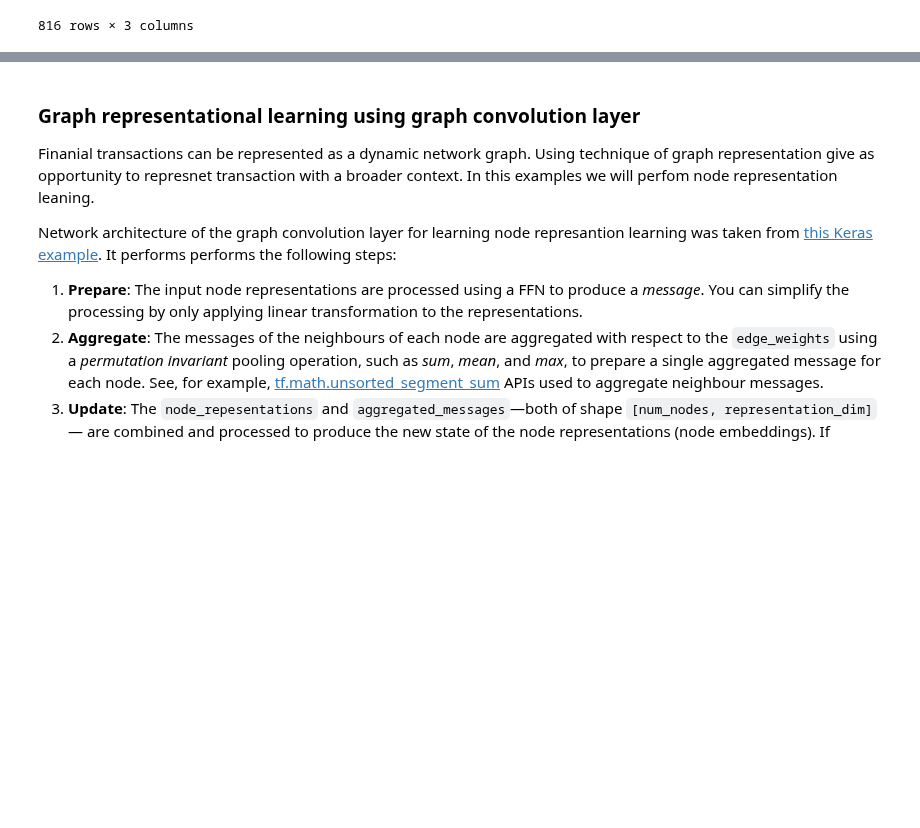
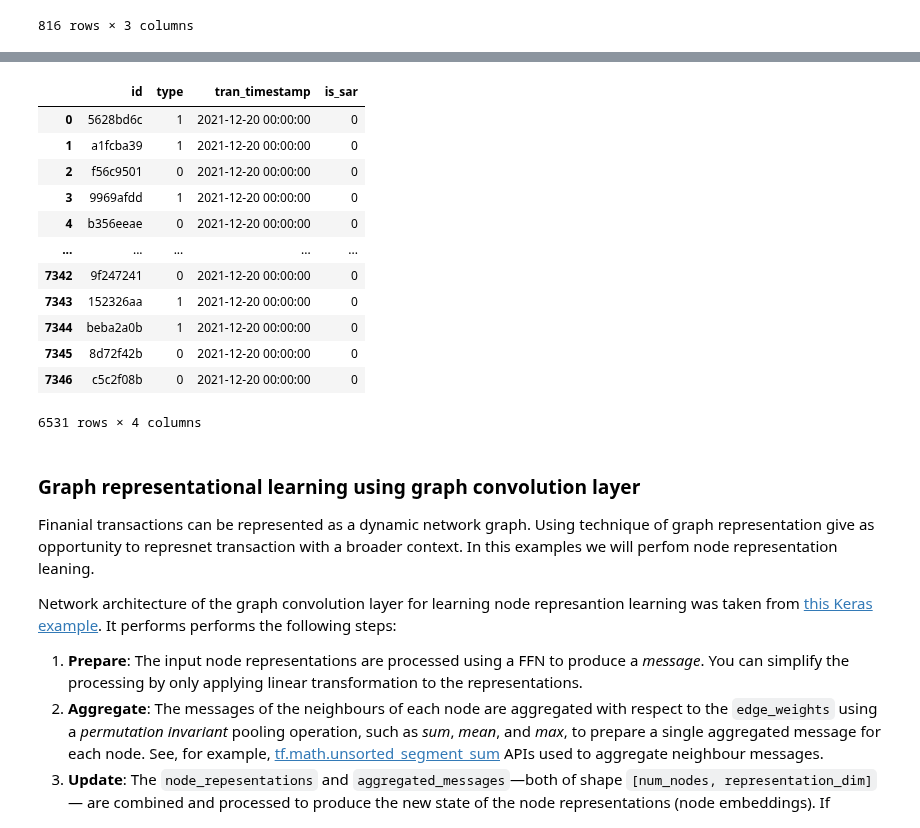
Before and after one commit to logicalclocks/aml_end_to_end, a Jupyter notebook: 1_create_feature_groups.ipynb, the cells around one changed output, grey strips where cells are left out. Drawn from its saved outputs; the diff is of its cells as text; code cells hidden in the pictures; blank space fills up the shorter version.

```diff
--- a/1_create_feature_groups.ipynb
+++ b/1_create_feature_groups.ipynb
@@ -289,3 +290,19 @@ party_labels[party_labels.is_sar == 1]
+# %%
+party_labels[party_labels.is_sar == 0]
+# %% [output]
+|  | id | type | tran_timestamp | is_sar |
+| 0 | 5628bd6c | 1 | 2021-12-20 00:00:00 | 0 |
+| 1 | a1fcba39 | 1 | 2021-12-20 00:00:00 | 0 |
+| 2 | f56c9501 | 0 | 2021-12-20 00:00:00 | 0 |
+| 3 | 9969afdd | 1 | 2021-12-20 00:00:00 | 0 |
+| 4 | b356eeae | 0 | 2021-12-20 00:00:00 | 0 |
+| ... | ... | ... | ... | ... |
+| 7342 | 9f247241 | 0 | 2021-12-20 00:00:00 | 0 |
+| 7343 | 152326aa | 1 | 2021-12-20 00:00:00 | 0 |
+| 7344 | beba2a0b | 1 | 2021-12-20 00:00:00 | 0 |
+| 7345 | 8d72f42b | 0 | 2021-12-20 00:00:00 | 0 |
+| 7346 | c5c2f08b | 0 | 2021-12-20 00:00:00 | 0 |
+6531 rows × 4 columns
 # %% [markdown]
 ### Graph representational learning using graph convolution layer
 
```
Also changed, not shown: parts of 5 cells of this notebook, 1 other file.
